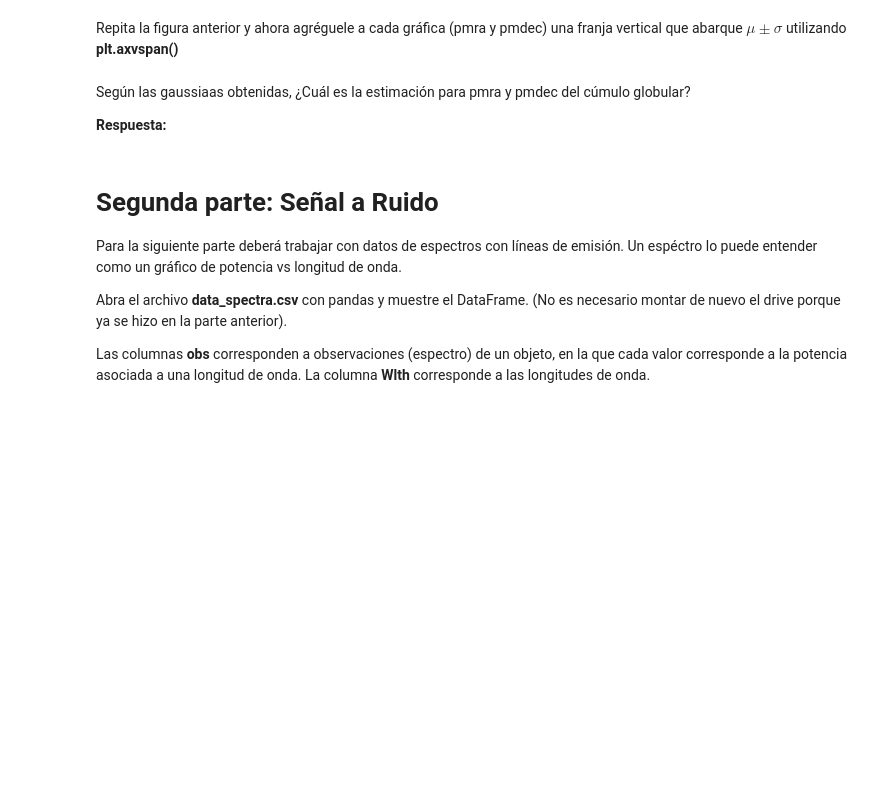
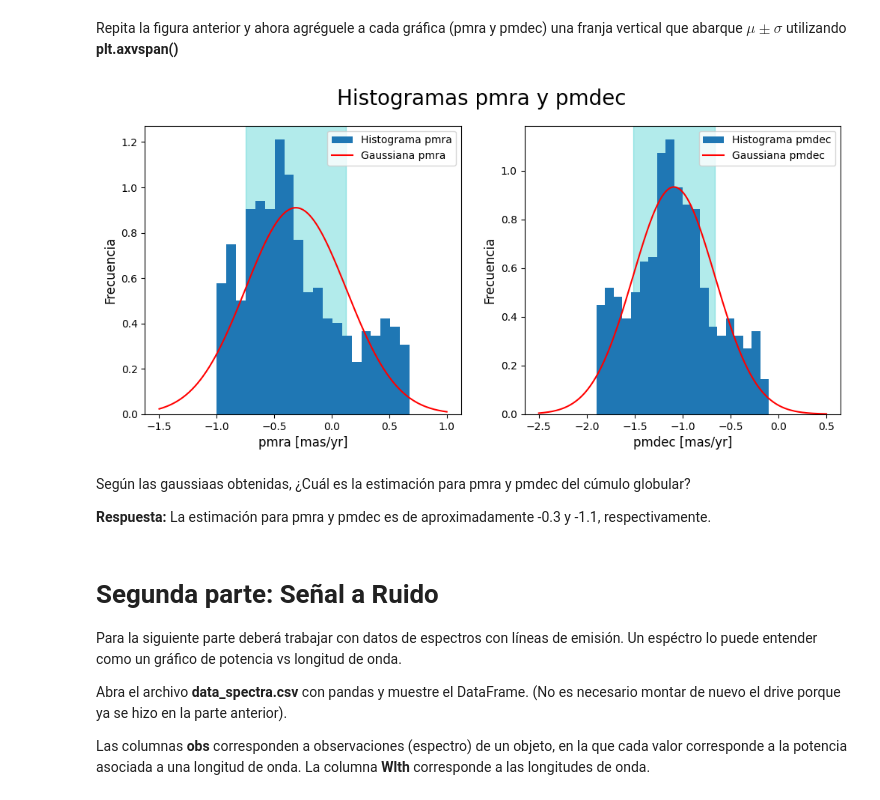
Before and after one commit to Vlxn761/Tarea-2, a Jupyter notebook: Tarea2.ipynb, the cells around one changed output. Cells and saved outputs as stored; diff of their text form; code cells hidden in the pictures; blank space fills up the shorter version.

```diff
--- a/Tarea2.ipynb
+++ b/Tarea2.ipynb
@@ -143,9 +185,40 @@ Repita la gráfica anterior pero ahora tanto para pmra como para pmdec e incorpo
 # %% [markdown]
 Repita la figura anterior y ahora agréguele a cada gráfica (pmra y pmdec) una franja vertical que abarque $\mu \pm \sigma$ utilizando **plt.axvspan()**
+# %%
+# Mostramos los gráficos en una misma figura
+fig = plt.figure(figsize=(12, 5))
+fig.suptitle("Histogramas pmra y pmdec",fontsize=20)
+
+# Gráfico pmra
+plt.subplot(1, 2, 1)    # posición (0,0) de la grilla
+
+plt.axvspan(mu_pmra-std_pmra, mu_pmra+std_pmra, color="c", alpha=0.3)  # Franja vertical pmra (alpha cambia la transparencia)
+plt.hist(pmra, bins=20, density=True, label="Histograma pmra")
+plt.plot(x_pmra, fx_pmra, color="r", label="Gaussiana pmra")
+
+plt.xlabel("pmra [mas/yr]", fontsize=12)
+plt.ylabel("Frecuencia", fontsize=12)
+plt.legend()
+
+# Gráfico pmdec
+plt.subplot(1, 2, 2)    # posición (1,0) de la grilla
+
+plt.axvspan(mu_pmdec-std_pmdec, mu_pmdec+std_pmdec, color="c", alpha=0.3)   # Franja vertical pmdec
+plt.hist(pmdec, bins=20, density=True, label="Histograma pmdec")
+plt.plot(x_pmdec, fx_pmdec, color="r", label="Gaussiana pmdec")
+
+plt.xlabel("pmdec [mas/yr]", fontsize=12)
+plt.ylabel("Frecuencia", fontsize=12)
+plt.legend()
+
+
+plt.show()
+# %% [output]
+[figure, added]
 # %% [markdown]
 Según las gaussiaas obtenidas, ¿Cuál es la estimación para pmra y pmdec del cúmulo globular?
 
-**Respuesta:**
+**Respuesta:** La estimación para pmra y pmdec es de aproximadamente -0.3 y -1.1, respectivamente.
 # %% [markdown]
 # Segunda parte: Señal a Ruido
 Para la siguiente parte deberá trabajar con datos de espectros con líneas de emisión. Un espéctro lo puede entender como un gráfico de potencia vs longitud de onda.
```
Also changed, not shown: parts of 6 cells of this notebook.
